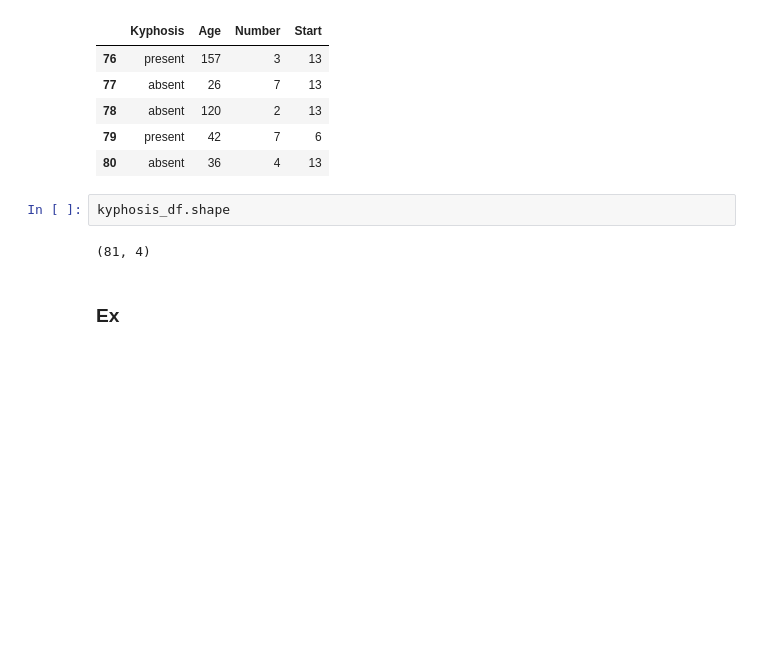
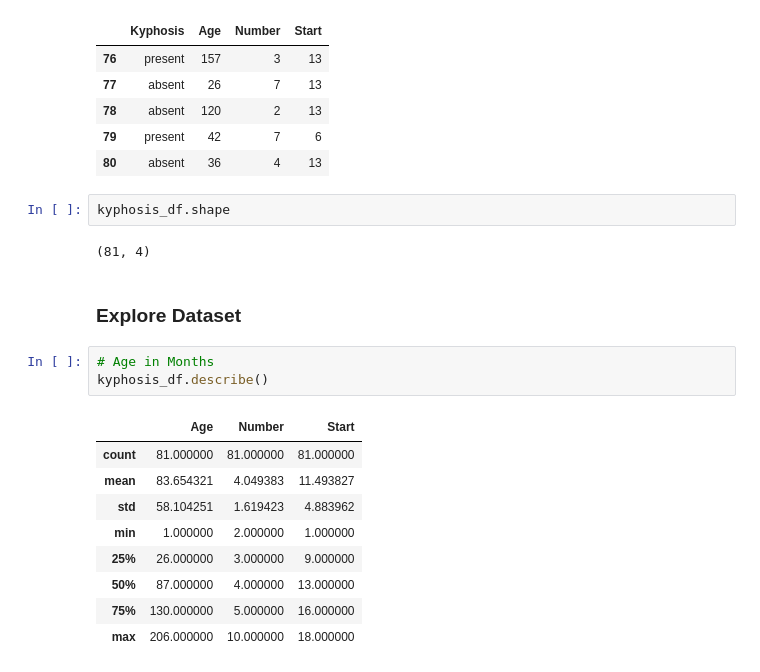
Before and after one commit to sagecodes/kyphsis-classifier-random-forest, a Jupyter notebook: kyphosis-prediction-random-forest.ipynb, the cells around one changed output. Drawn from its saved outputs; the diff is of its cells as text; blank space fills up the shorter version.

```diff
--- a/kyphosis-prediction-random-forest.ipynb
+++ b/kyphosis-prediction-random-forest.ipynb
@@ -32,5 +32,18 @@ kyphosis_df.tail()
 kyphosis_df.shape
 # %% [output]
 (81, 4)
-# %% [markdown]
-### Ex
+# %% [markdown]
+### Explore Dataset
+# %%
+# Age in Months
+kyphosis_df.describe()
+# %% [output]
+|  | Age | Number | Start |
+| count | 81.000000 | 81.000000 | 81.000000 |
+| mean | 83.654321 | 4.049383 | 11.493827 |
+| std | 58.104251 | 1.619423 | 4.883962 |
+| min | 1.000000 | 2.000000 | 1.000000 |
+| 25% | 26.000000 | 3.000000 | 9.000000 |
+| 50% | 87.000000 | 4.000000 | 13.000000 |
+| 75% | 130.000000 | 5.000000 | 16.000000 |
+| max | 206.000000 | 10.000000 | 18.000000 |
```
Also changed, not shown: parts of 18 cells of this notebook.
